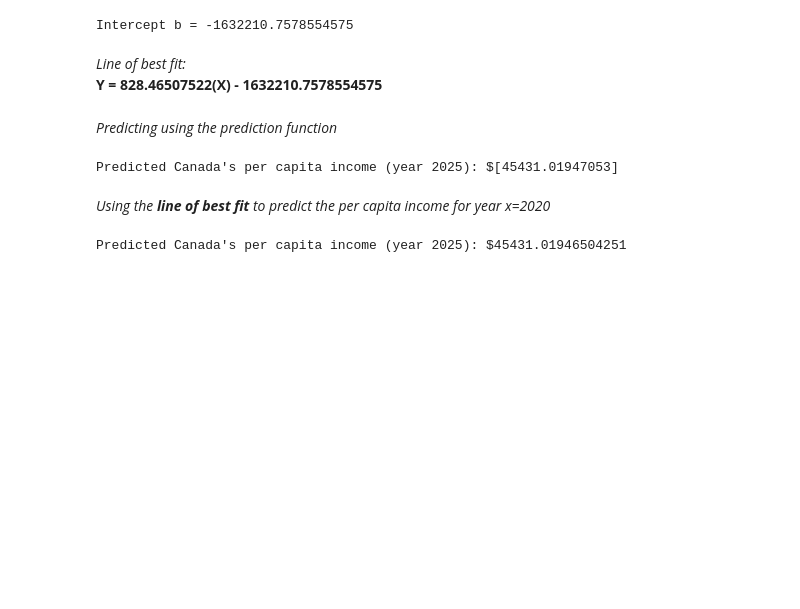
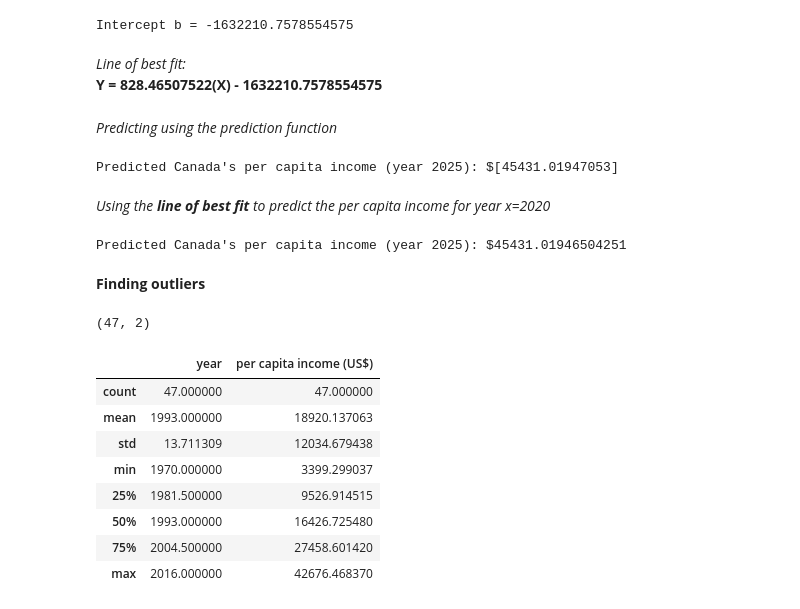
Before and after one commit to djkurt-dev/linear-regression-es209, a Jupyter notebook: pit-predict-canada-pci.ipynb, the cells around one changed output. Cells and saved outputs as stored; diff of their text form; code cells hidden in the pictures; blank space fills up the shorter version.

Commit message:
outliers

```diff
--- a/pit-predict-canada-pci.ipynb
+++ b/pit-predict-canada-pci.ipynb
@@ -147,3 +150,21 @@ y = (828.46507522*_year_to_predict) - 1632210.7578554575
 print(f"Predicted Canada's per capita income (year {_year_to_predict}): ${y}")
 # %% [output]
 Predicted Canada's per capita income (year 2025): $45431.01946504251
+# %% [markdown]
+**Finding outliers**
+# %%
+df.shape
+# %% [output]
+(47, 2)
+# %%
+df.describe()
+# %% [output]
+|  | year | per capita income (US$) |
+| count | 47.000000 | 47.000000 |
+| mean | 1993.000000 | 18920.137063 |
+| std | 13.711309 | 12034.679438 |
+| min | 1970.000000 | 3399.299037 |
+| 25% | 1981.500000 | 9526.914515 |
+| 50% | 1993.000000 | 16426.725480 |
+| 75% | 2004.500000 | 27458.601420 |
+| max | 2016.000000 | 42676.468370 |
```
Also changed, not shown: parts of 11 cells of this notebook.
